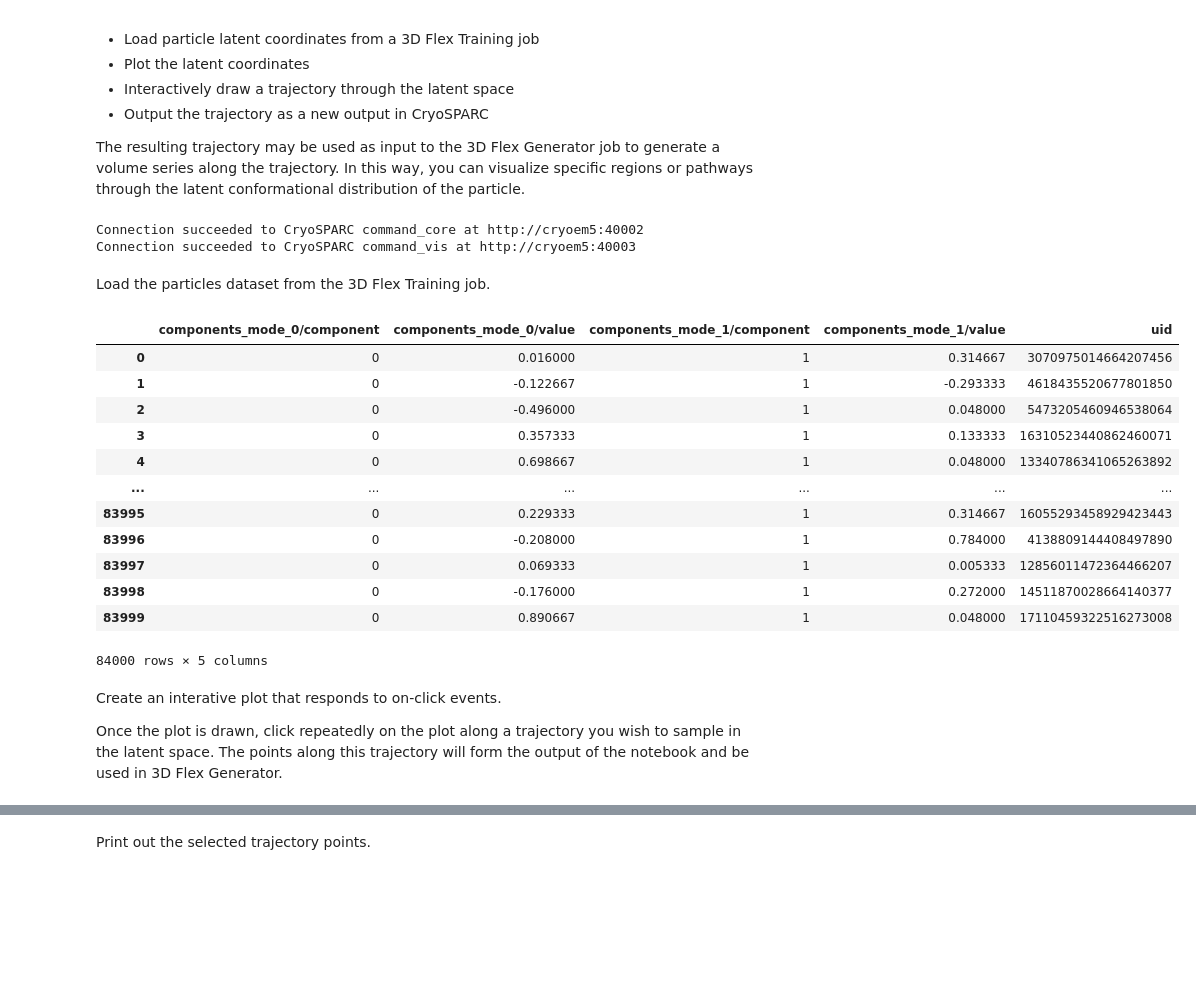
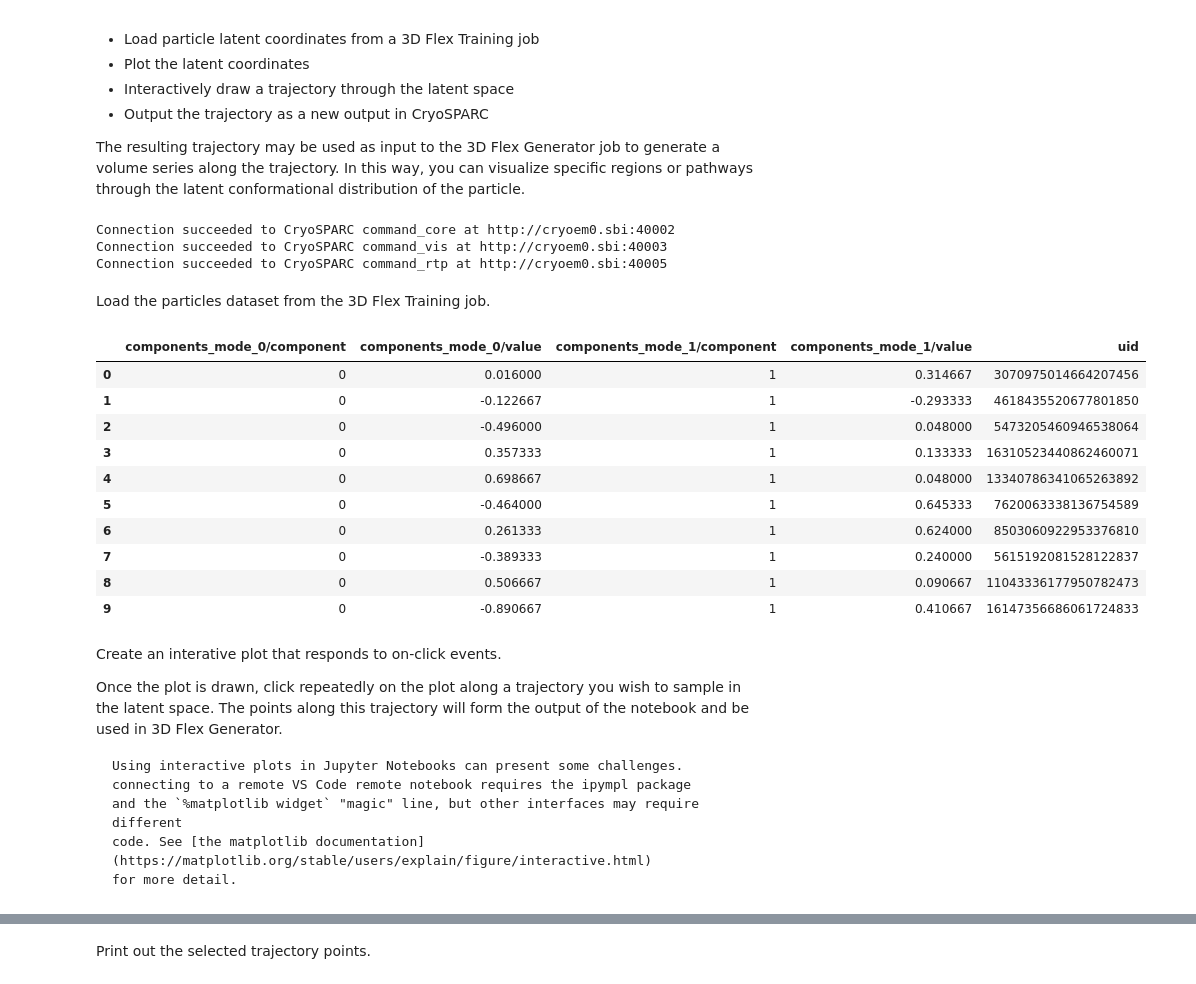
Before and after one commit to cryoem-uoft/cryosparc-tools, a Jupyter notebook: docs/examples/3dflex-custom-latent-trajectory.ipynb, the cells around one changed output, grey strips where cells are left out. Saved outputs shown, nothing was run; the diff lists cells and outputs as text; code cells hidden in the pictures; blank space fills up the shorter version.

````diff
--- a/docs/examples/3dflex-custom-latent-trajectory.ipynb
+++ b/docs/examples/3dflex-custom-latent-trajectory.ipynb
@@ -16,37 +16,50 @@ The resulting trajectory may be used as input to the 3D Flex Generator job to ge
 # %%
 import numpy as n
 from cryosparc.tools import CryoSPARC
+from pathlib import Path
+import json
 
-cs = CryoSPARC(host="cryoem5", base_port=40000)
+with open(Path("~", "instance-info.json").expanduser(), "r") as f:
+    credentials = json.load(f)
+
+cs = CryoSPARC(**credentials)
 assert cs.test_connection()
 # %% [output]
-Connection succeeded to CryoSPARC command_core at http://cryoem5:40002
-Connection succeeded to CryoSPARC command_vis at http://cryoem5:40003
+Connection succeeded to CryoSPARC command_core at http://cryoem0.sbi:40002
+Connection succeeded to CryoSPARC command_vis at http://cryoem0.sbi:40003
+Connection succeeded to CryoSPARC command_rtp at http://cryoem0.sbi:40005
 # %% [markdown]
 Load the particles dataset from the 3D Flex Training job.
 # %%
 import pandas as pd
 
 project = cs.find_project("P251")
 particles = project.find_job("J21").load_output("particles")
 
-pd.DataFrame(particles.rows())
+# only display the first ten rows, since creating an entire dataframe is slow
+pd.DataFrame(particles.rows()[:10])
 # %% [output]
 |  | components_mode_0/component | components_mode_0/value | components_mode_1/component | components_mode_1/value | uid |
 | 0 | 0 | 0.016000 | 1 | 0.314667 | 3070975014664207456 |
 | 1 | 0 | -0.122667 | 1 | -0.293333 | 4618435520677801850 |
 | 2 | 0 | -0.496000 | 1 | 0.048000 | 5473205460946538064 |
 | 3 | 0 | 0.357333 | 1 | 0.133333 | 16310523440862460071 |
 | 4 | 0 | 0.698667 | 1 | 0.048000 | 13340786341065263892 |
-| ... | ... | ... | ... | ... | ... |
-| 83995 | 0 | 0.229333 | 1 | 0.314667 | 16055293458929423443 |
-| 83996 | 0 | -0.208000 | 1 | 0.784000 | 4138809144408497890 |
-| 83997 | 0 | 0.069333 | 1 | 0.005333 | 12856011472364466207 |
-| 83998 | 0 | -0.176000 | 1 | 0.272000 | 14511870028664140377 |
-| 83999 | 0 | 0.890667 | 1 | 0.048000 | 17110459322516273008 |
+| 5 | 0 | -0.464000 | 1 | 0.645333 | 7620063338136754589 |
+| 6 | 0 | 0.261333 | 1 | 0.624000 | 8503060922953376810 |
+| 7 | 0 | -0.389333 | 1 | 0.240000 | 5615192081528122837 |
+| 8 | 0 | 0.506667 | 1 | 0.090667 | 11043336177950782473 |
+| 9 | 0 | -0.890667 | 1 | 0.410667 | 16147356686061724833 |
-84000 rows × 5 columns
 # %% [markdown]
 Create an interative plot that responds to on-click events.
 
 Once the plot is drawn, click repeatedly on the plot along a trajectory you wish to sample in the latent space. The points along this trajectory will form the output of the notebook and be used in 3D Flex Generator.
+
+```{info}
+Using interactive plots in Jupyter Notebooks can present some challenges.
+connecting to a remote VS Code remote notebook requires the ipympl package
+and the `%matplotlib widget` "magic" line, but other interfaces may require different
+code. See [the matplotlib documentation](https://matplotlib.org/stable/users/explain/figure/interactive.html)
+for more detail.
+```
 # %%
````
Also changed, not shown: parts of 3 cells of this notebook.
